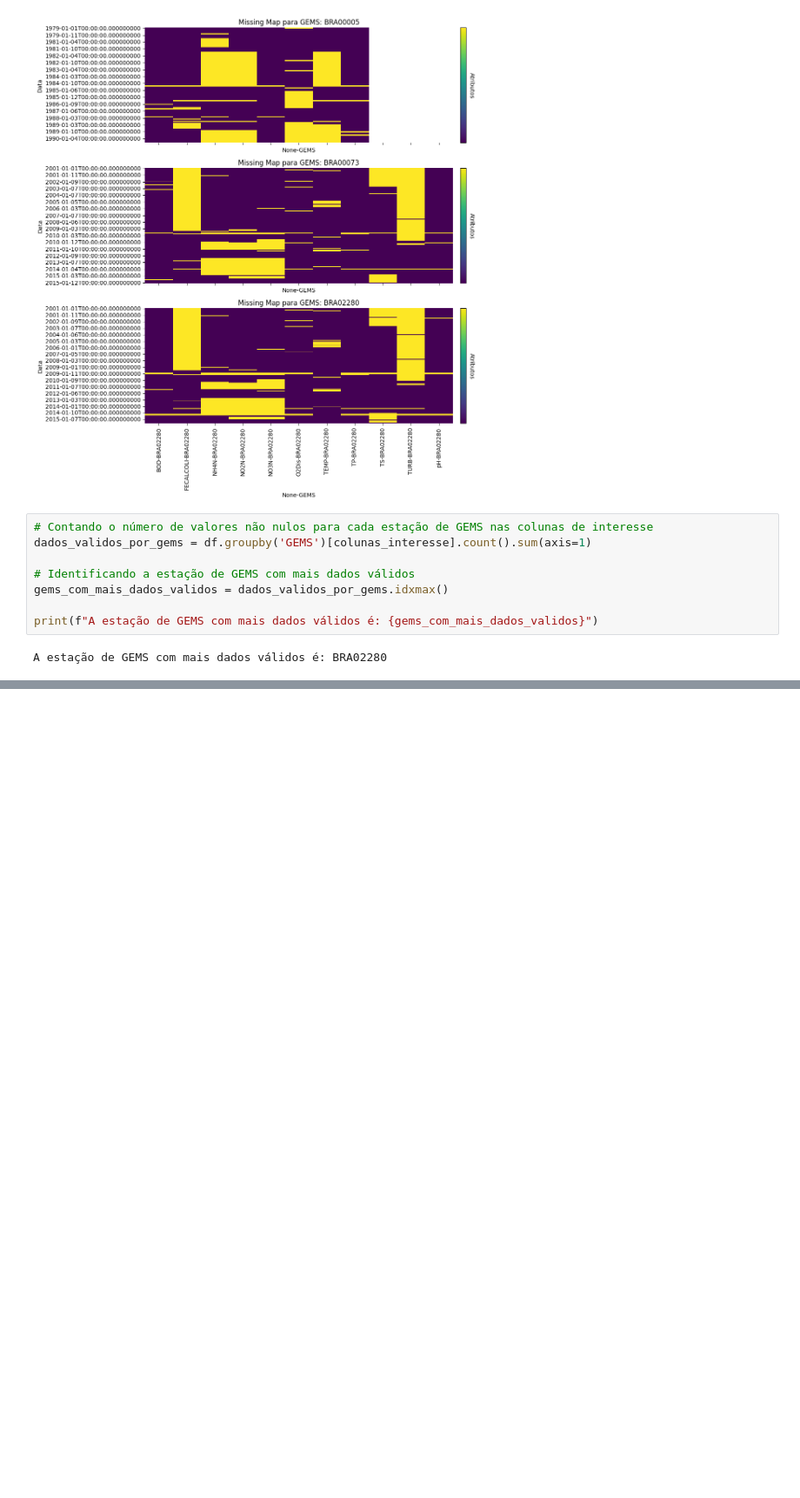
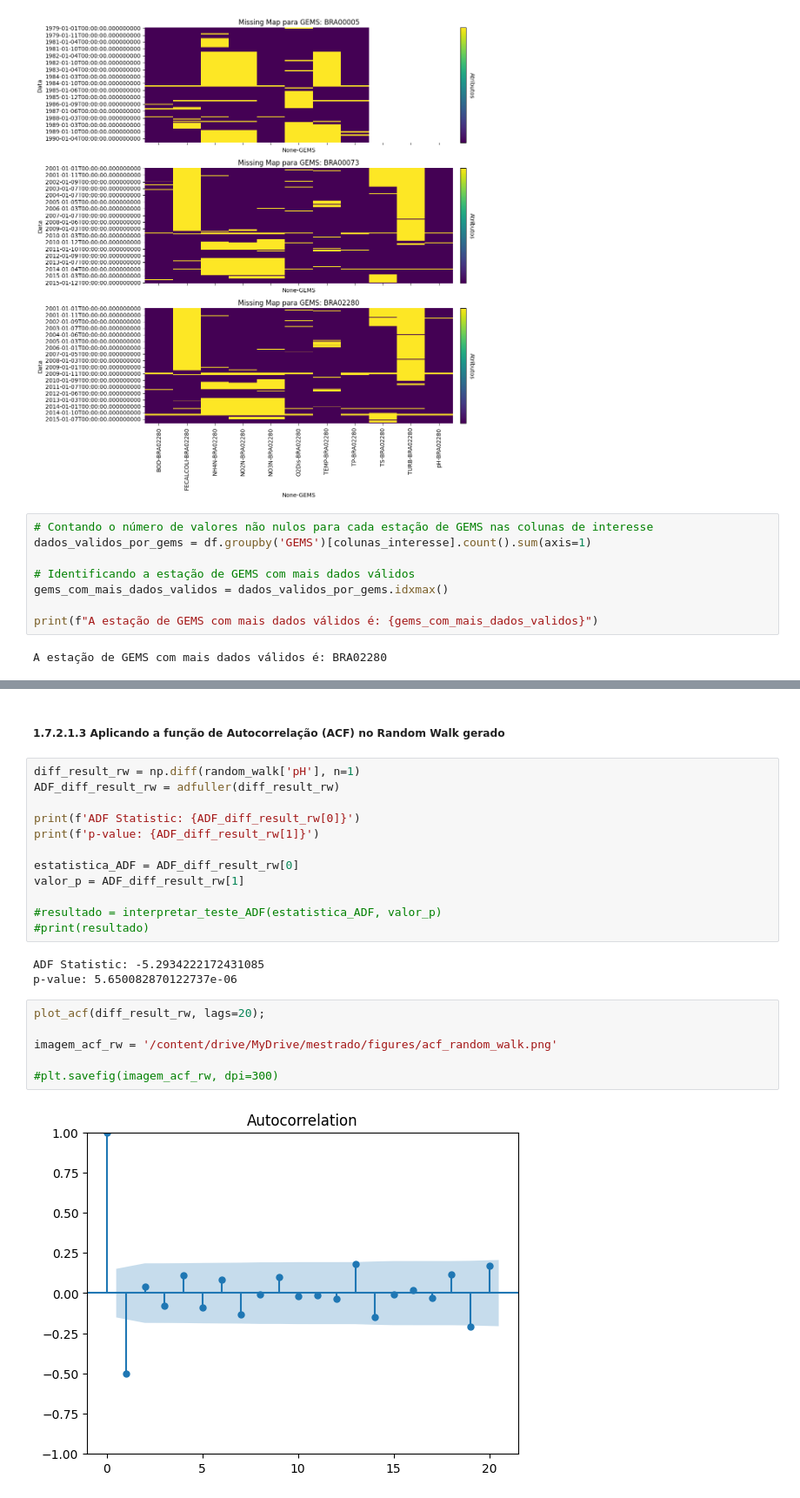
Before and after one commit to laurosampaio/MESC_IA_2023_Data_Science_Seminario_WQI, a Jupyter notebook: MESC_IA_2023_2_DS_SeminárioV2.ipynb, the cells around one changed output, grey strips where cells are left out. Shown at 87% size. Cells and saved outputs as stored; diff of their text form; blank space fills up the shorter version.

Commit message:
- Atualização do codigo até a avaliação de autocorrelação

```diff
--- a/MESC_IA_2023_2_DS_SeminárioV2.ipynb
+++ b/MESC_IA_2023_2_DS_SeminárioV2.ipynb
@@ -398,0 +399,25 @@ KeyError: ignored
+# %% [markdown]
+##### 1.7.2.1.3 Aplicando a função de Autocorrelação (ACF) no Random Walk gerado
+# %%
+diff_result_rw = np.diff(random_walk['pH'], n=1)
+ADF_diff_result_rw = adfuller(diff_result_rw)
+
+print(f'ADF Statistic: {ADF_diff_result_rw[0]}')
+print(f'p-value: {ADF_diff_result_rw[1]}')
+
+estatistica_ADF = ADF_diff_result_rw[0]
+valor_p = ADF_diff_result_rw[1]
+
+#resultado = interpretar_teste_ADF(estatistica_ADF, valor_p)
+#print(resultado)
+# %% [output]
+ADF Statistic: -5.2934222172431085
+p-value: 5.650082870122737e-06
+# %%
+plot_acf(diff_result_rw, lags=20);
+
+imagem_acf_rw = '/content/drive/MyDrive/mestrado/figures/acf_random_walk.png'
+
+#plt.savefig(imagem_acf_rw, dpi=300)
+# %% [output]
+[figure, added]
```
Also changed, not shown: parts of 43 cells of this notebook.
